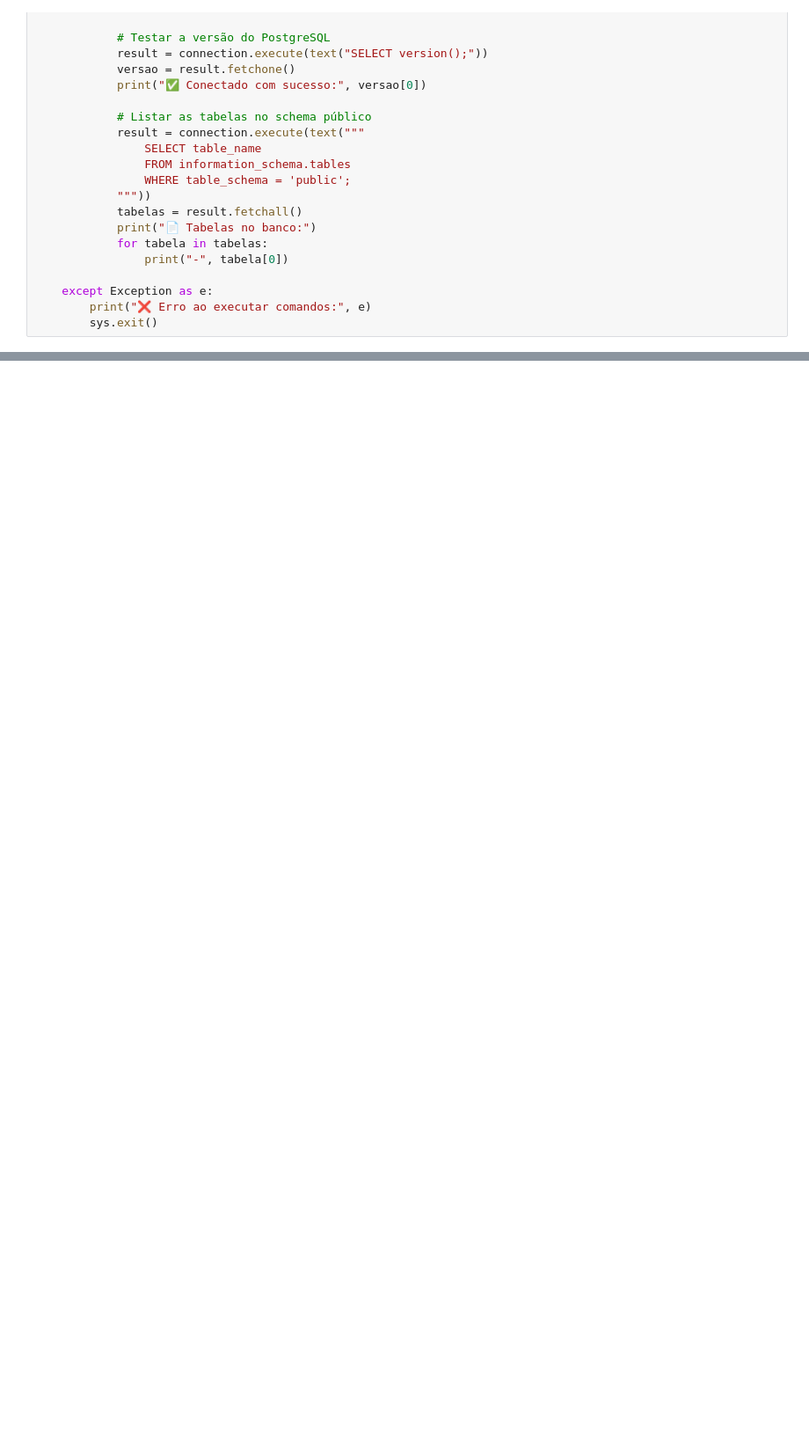
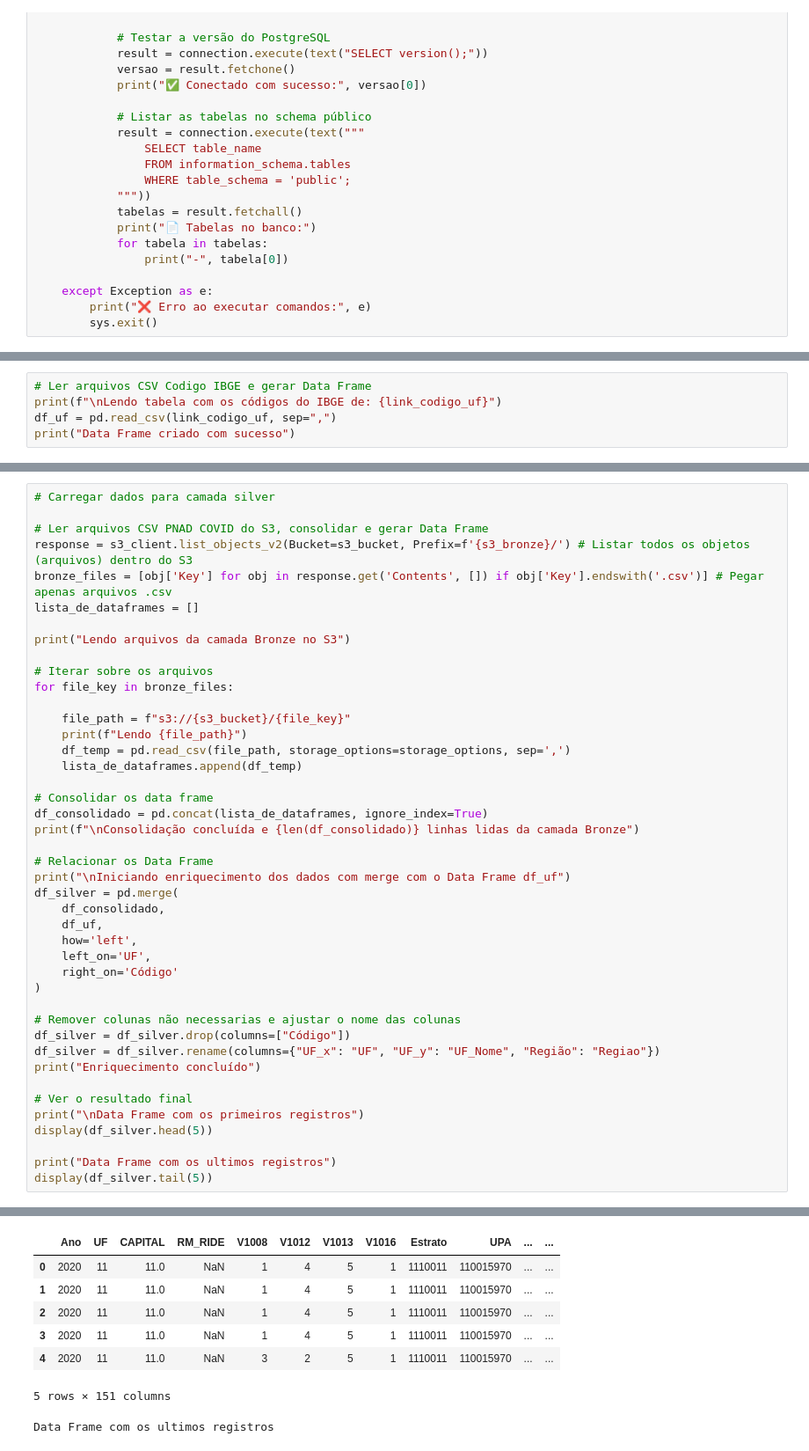
Before and after one commit to geoferreira1/fiap_tech_challenge_fase_3, a Jupyter notebook: tech_challenge_fase_3.ipynb, the cells around one changed output, grey strips where cells are left out. Shown at 88% size. Cells and saved outputs as stored; diff of their text form; blank space fills up the shorter version.

```diff
--- a/tech_challenge_fase_3.ipynb
+++ b/tech_challenge_fase_3.ipynb
@@ -116,0 +299,5 @@ nome_tabela = 'questionario_pnad_covid'
+# %%
+# Ler arquivos CSV Codigo IBGE e gerar Data Frame
+print(f"\nLendo tabela com os códigos do IBGE de: {link_codigo_uf}")
+df_uf = pd.read_csv(link_codigo_uf, sep=",")
+print("Data Frame criado com sucesso")
@@ -116,0 +307,44 @@ nome_tabela = 'questionario_pnad_covid'
+# %%
+# Carregar dados para camada silver
+
+# Ler arquivos CSV PNAD COVID do S3, consolidar e gerar Data Frame
+response = s3_client.list_objects_v2(Bucket=s3_bucket, Prefix=f'{s3_bronze}/') # Listar todos os objetos (arquivos) dentro do S3
+bronze_files = [obj['Key'] for obj in response.get('Contents', []) if obj['Key'].endswith('.csv')] # Pegar apenas arquivos .csv
+lista_de_dataframes = []
+
+print("Lendo arquivos da camada Bronze no S3")
+
+# Iterar sobre os arquivos
+for file_key in bronze_files:
+
+    file_path = f"s3://{s3_bucket}/{file_key}"
+    print(f"Lendo {file_path}")
+    df_temp = pd.read_csv(file_path, storage_options=storage_options, sep=',')
+    lista_de_dataframes.append(df_temp)
+
+# Consolidar os data frame
+df_consolidado = pd.concat(lista_de_dataframes, ignore_index=True)
+print(f"\nConsolidação concluída e {len(df_consolidado)} linhas lidas da camada Bronze")
+
+# Relacionar os Data Frame
+print("\nIniciando enriquecimento dos dados com merge com o Data Frame df_uf")
+df_silver = pd.merge(
+    df_consolidado,
+    df_uf,
+    how='left',
+    left_on='UF',
+    right_on='Código'
+)
+
+# Remover colunas não necessarias e ajustar o nome das colunas
+df_silver = df_silver.drop(columns=["Código"])
+df_silver = df_silver.rename(columns={"UF_x": "UF", "UF_y": "UF_Nome", "Região": "Regiao"})
+print("Enriquecimento concluído")
+
+# Ver o resultado final
+print("\nData Frame com os primeiros registros")
+display(df_silver.head(5))
+
+print("Data Frame com os ultimos registros")
+display(df_silver.tail(5))
+# %% [output]
@@ -116,0 +366,8 @@ nome_tabela = 'questionario_pnad_covid'
+|  | Ano | UF | CAPITAL | RM_RIDE | V1008 | V1012 | V1013 | V1016 | Estrato | UPA | ... | ... |
+| 0 | 2020 | 11 | 11.0 | NaN | 1 | 4 | 5 | 1 | 1110011 | 110015970 | ... | ... |
+| 1 | 2020 | 11 | 11.0 | NaN | 1 | 4 | 5 | 1 | 1110011 | 110015970 | ... | ... |
+| 2 | 2020 | 11 | 11.0 | NaN | 1 | 4 | 5 | 1 | 1110011 | 110015970 | ... | ... |
+| 3 | 2020 | 11 | 11.0 | NaN | 1 | 4 | 5 | 1 | 1110011 | 110015970 | ... | ... |
+| 4 | 2020 | 11 | 11.0 | NaN | 3 | 2 | 5 | 1 | 1110011 | 110015970 | ... | ... |
+5 rows × 151 columns
+Data Frame com os ultimos registros
```
Also changed, not shown: parts of 21 cells of this notebook, 4 other files.
